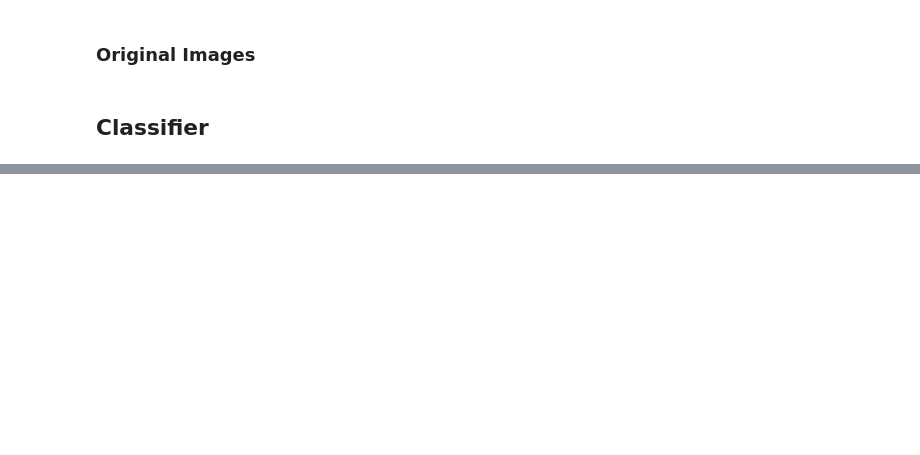
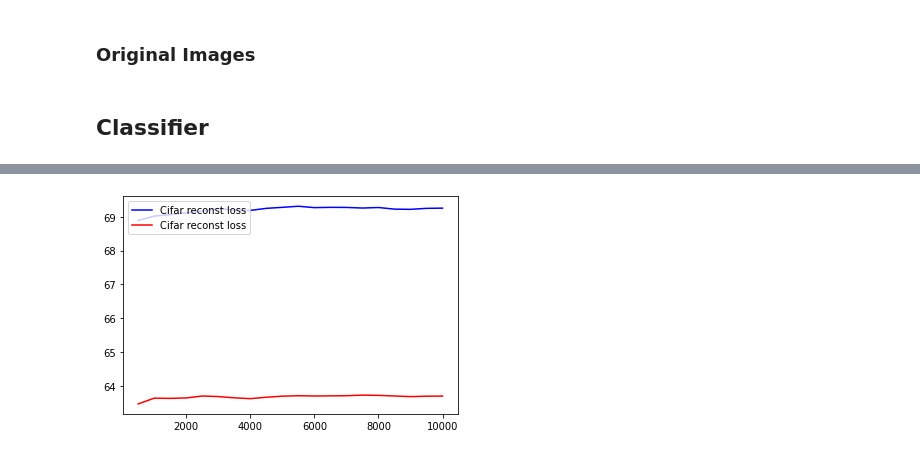
Before and after one commit to CadmusFlux/Implicit_neural_representation, a Jupyter notebook: Rawimage_classifiers.ipynb, the cells around one changed output, grey strips where cells are left out. Saved outputs shown, nothing was run; the diff lists cells and outputs as text; code cells hidden in the pictures; blank space fills up the shorter version.

```diff
--- a/Rawimage_classifiers.ipynb
+++ b/Rawimage_classifiers.ipynb
@@ -158,0 +342,17 @@ classifier(input_reconst,targets,'logit',"reconstructed "+dataset_name,True,pca_
+# %%
+# Plot psnr losses over a range over increasing interval of data
+
+psnr_losses_cifar = []
+psnr_losses_cifar_nonfourier = []
+
+for i in range(500,10001,500):
+    psnr_losses_cifar.append(cv2.PSNR(input_reconst[:i],input_org_reshape[:i]))
+    psnr_losses_cifar_nonfourier.append(cv2.PSNR(input_reconst_nonfourier[:i],input_org_reshape[:i]))
+
+
+plt.plot(np.arange(500,10001,500),psnr_losses_cifar, "-b",label = 'Cifar reconst loss')
+plt.plot(np.arange(500,10001,500),psnr_losses_cifar_nonfourier, "-r",label = 'Cifar reconst loss')
+plt.legend(loc="upper left")
+plt.show()
+# %% [output]
+[figure, added]
```
Also changed, not shown: parts of 33 cells of this notebook, 2 other files.
